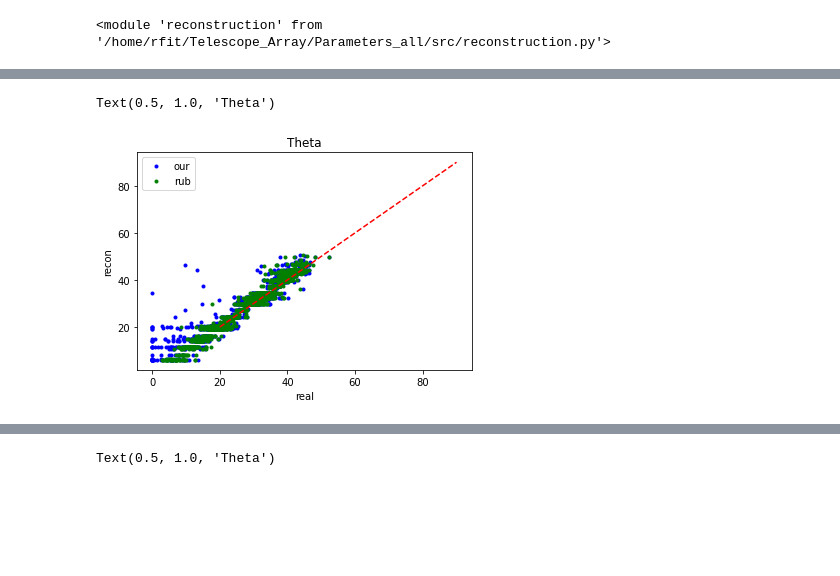
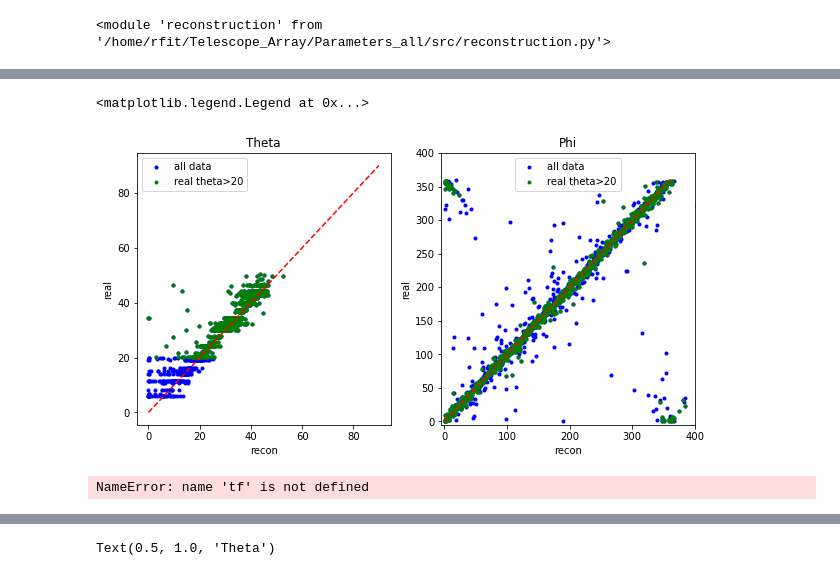
Before and after one commit to fitagdinov/Telescope_Array, a Jupyter notebook: Parameters_all/Notebooks/main_parameters.ipynb, the cells around one changed output, grey strips where cells are left out. Drawn from its saved outputs; the diff is of its cells as text; code cells hidden in the pictures; blank space fills up the shorter version.

```diff
--- a/Parameters_all/Notebooks/main_parameters.ipynb
+++ b/Parameters_all/Notebooks/main_parameters.ipynb
@@ -147,4 +225,49 @@ learning_rate_fn = tf.keras.optimizers.schedules.PiecewiseConstantDecay(
+# %%
+diff=tf.math.abs(tf.math.abs(params_list_2[-1,:,2]*180/3.1415) - phi[:,0]*180/3.1415)
+# plt.hist(diff,
+#         range=(20,160))
+df=pd.DataFrame(columns=['id','phi_our','phi_rec','phi_diff','theta_our','theta_rec','phi_mc'])
+df.id=np.arange(len(diff))
+df.phi_diff=diff
+df.phi_our=tf.math.abs(params_list_2[-1,:,2]*180/3.1415)
+df.phi_rec=phi[:,0]*180/3.1415
+df.theta_rec=theta[:,0]*180/3.1415
+df.theta_our=tf.math.abs(params_list_2[-1,:,1]*180/3.1415)
+df['theta_diff']=tf.math.abs(df.theta_rec-df.theta_our)
+df.phi_mc=phi[:,0]*180/3.1415
+# df = df.sort_values(by=['phi_diff'])
+df_sl =df[df['theta_rec']>20]
+
+
+f,ax = plt.subplots(1,2,figsize=(10,5))
+ax[0].plot(tf.math.abs(params_list_2[-1,:,1]*180/3.1415),theta[:,0]*180/3.1415,'b.',label='all data')
+# ax[0].plot(df_sl.theta_rec,df_sl.theta_our,'r.',label='l')
+ax[0].plot(list(df_sl.theta_our),list(df_sl.theta_rec),'g.',label='real theta>20')
+# plt.plot(recos[:,0],theta[:,0]*180/3.1415,'g.',label='rub')
+ax[0].plot([0,90],[0,90],'r--')
+# ax[0].legend()
+ax[0].set_xlabel('recon')
+ax[0].set_ylabel('real')
+ax[0].set_title('Theta')
+ax[0].legend()
+
+ax[1].plot(tf.math.abs(params_list_2[-1,:,2]*180/3.1415),phi[:,0]*180/3.1415,'b.',label='all data')
+ax[1].plot(list(df_sl.phi_our),list(df_sl.phi_rec),'g.',label='real theta>20')
+# plt.plot(recos[:,1],phi[:,0]*180/3.1415,'g.',label='rub')
+ax[1].plot([0,360],[0,360],'r--')
+# ax[1].legend()
+ax[1].set_xlabel('recon')
+ax[1].set_ylabel('real')
+ax[1].set_title('Phi')
+ax[1].set_xlim(-5,400)
+ax[1].set_ylim(-5,400)
+ax[0].legend()
+ax[1].legend()
+# %% [output]
+<matplotlib.legend.Legend at 0x...>
+[figure, added]
 # %%
+
 #old mask
 boundaries = [300]
 values = [ 0.001,  0.001/5]
@@ -159,7 +282,7 @@ chi_list, params_list = reco.optimization_2(data,iterats=500,num=None,
 #                                           S800_rub=S800,
                                           optim_name="SGD",l_r =learning_rate_fn,
 #                                           use_L3=False,
-                                            find_core=False,
+                                            find_core=True,
                                          )
 plt.plot(tf.math.abs(params_list[-1,:,1]*180/3.1415),theta[:,0]*180/3.1415,'b.',label='our')
 plt.plot(recos[:,0],theta[:,0]*180/3.1415,'g.',label='rub')
@@ -169,5 +292,4 @@ plt.xlabel('real')
 plt.ylabel('recon')
 plt.title('Theta')
 # %% [output]
-Text(0.5, 1.0, 'Theta')
+NameError: name 'tf' is not defined
-[figure, removed]
```
Also changed, not shown: parts of 19 cells of this notebook, 7 other files.
